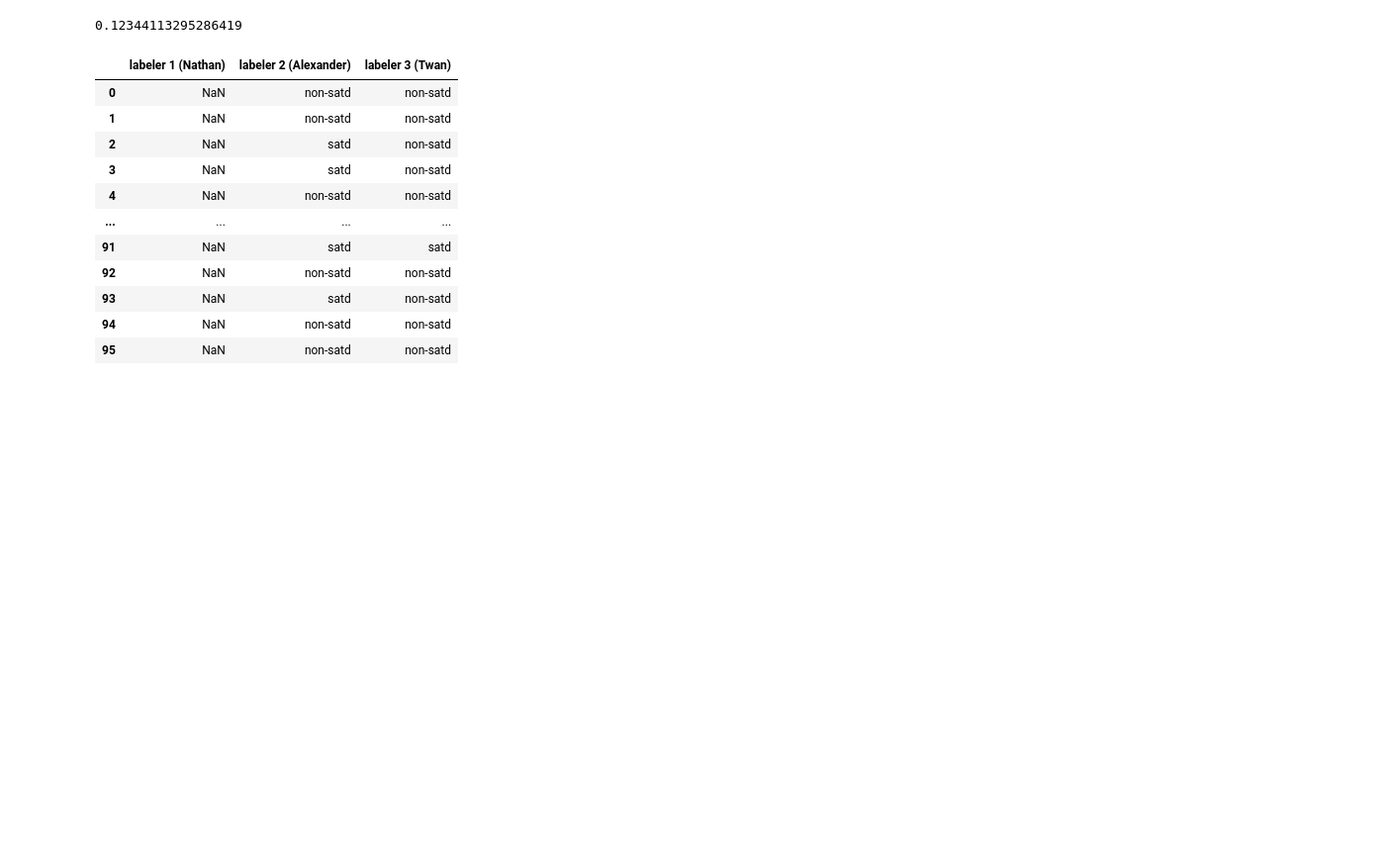
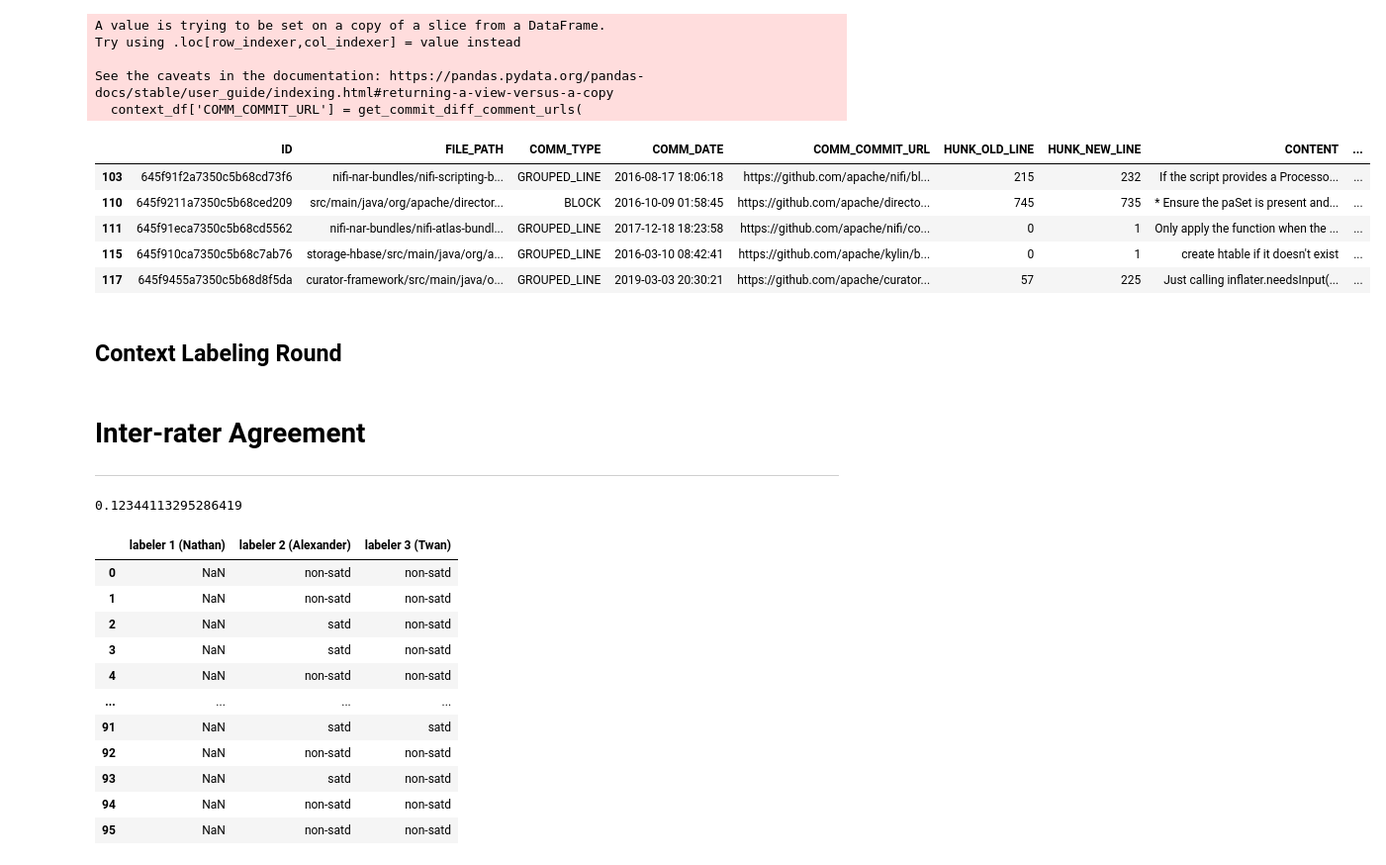
Before and after one commit to Twanvm92/SmartSHARK_comment_extractor, a Jupyter notebook: data_quality_check/EDA_sampling_sanity_check.ipynb, the cells around one changed output. Shown at 99% size. Drawn from its saved outputs; the diff is of its cells as text; code cells hidden in the pictures; blank space fills up the shorter version.

```diff
--- a/data_quality_check/EDA_sampling_sanity_check.ipynb
+++ b/data_quality_check/EDA_sampling_sanity_check.ipynb
@@ -136,0 +233,7 @@ len(stratified_df)
+# %%
+tutorial_sample_size = 120
+first_round_tut_sample_excel_path = Path(f'./data/first_round_tutorial_sample_no_dupl_comments_size_{tutorial_sample_size}.xlsx')
+tutorial_sample_df = sample_and_persist_df(comments_df, tutorial_sample_size, first_round_tut_sample_excel_path)
+
+with pd.option_context('display.max_rows', None, 'display.max_columns', None):  # more options can be specified also
+    display(tutorial_sample_df)
@@ -137 +253,28 @@ len(stratified_df)
+# %%
+# # retrieve all samples from tutorial df that are labeled as "needs context"
+# # to use as tutorial sample for labeling samples with context
+# satd_labeled_tutorial_sample_path = Path('./data/SATD label sheet for tutorial.xlsx')
+# labeled_tut_sample_df = pd.read_excel(satd_labeled_tutorial_sample_path, sheet_name='Comments Labeled',
+#                                        usecols='D',
+#                                          na_values='',
+#                                            nrows=len(tutorial_sample_df), ).fillna('nan')
+# tutorial_sample_reset_idx_df = tutorial_sample_df.reset_index(drop=True)
+# context_df = tutorial_sample_reset_idx_df[labeled_tut_sample_df.iloc[:,0].str.contains("needs context")]
+# context_df.tail()
+
+satd_labeled_tutorial_sample_path = Path('./data/SATD label sheet for tutorial.xlsx')
+sec_tut_context_df = create_context_df(first_round_tut_sample_excel_path, satd_labeled_tutorial_sample_path, 'D', context_label='needs context')
+sec_tut_context_df.tail()
+# %% [output]
+A value is trying to be set on a copy of a slice from a DataFrame.
+Try using .loc[row_indexer,col_indexer] = value instead
+
+See the caveats in the documentation: https://pandas.pydata.org/pandas-docs/stable/user_guide/indexing.html#returning-a-view-versus-a-copy
+  context_df['COMM_COMMIT_URL'] = get_commit_diff_comment_urls(
+|  | ID | FILE_PATH | COMM_TYPE | COMM_DATE | COMM_COMMIT_URL | HUNK_OLD_LINE | HUNK_NEW_LINE | CONTENT | ... |
+| 103 | 645f91f2a7350c5b68cd73f6 | nifi-nar-bundles/nifi-scripting-b... | GROUPED_LINE | 2016-08-17 18:06:18 | https://github.com/apache/nifi/bl... | 215 | 232 | If the script provides a Processo... | ... |
+| 110 | 645f9211a7350c5b68ced209 | src/main/java/org/apache/director... | BLOCK | 2016-10-09 01:58:45 | https://github.com/apache/directo... | 745 | 735 | * Ensure the paSet is present and... | ... |
+| 111 | 645f91eca7350c5b68cd5562 | nifi-nar-bundles/nifi-atlas-bundl... | GROUPED_LINE | 2017-12-18 18:23:58 | https://github.com/apache/nifi/co... | 0 | 1 | Only apply the function when the ... | ... |
+| 115 | 645f910ca7350c5b68c7ab76 | storage-hbase/src/main/java/org/a... | GROUPED_LINE | 2016-03-10 08:42:41 | https://github.com/apache/kylin/b... | 0 | 1 | create htable if it doesn't exist | ... |
+| 117 | 645f9455a7350c5b68d8f5da | curator-framework/src/main/java/o... | GROUPED_LINE | 2019-03-03 20:30:21 | https://github.com/apache/curator... | 57 | 225 | Just calling inflater.needsInput(... | ... |
 # %%
@@ -142,0 +284,2 @@ stratified_df.to_excel(sample_excel_path, index=False)
+# %% [markdown]
+## Context Labeling Round
@@ -143,3 +309,6 @@ stratified_df.to_excel(sample_excel_path, index=False)
+# %% [markdown]
+# Inter-rater Agreement
+---
 # %%
 from cmath import nan
 from typing import Any, Union
```
Also changed, not shown: parts of 16 cells of this notebook, 4 other files.
